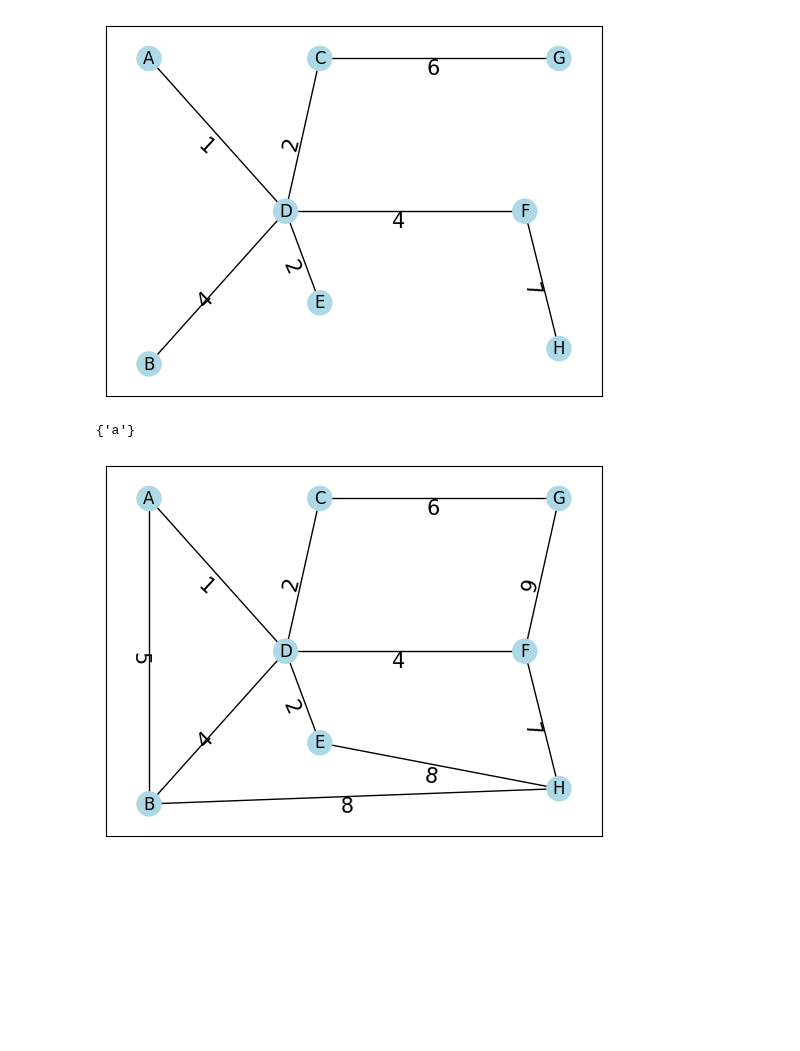
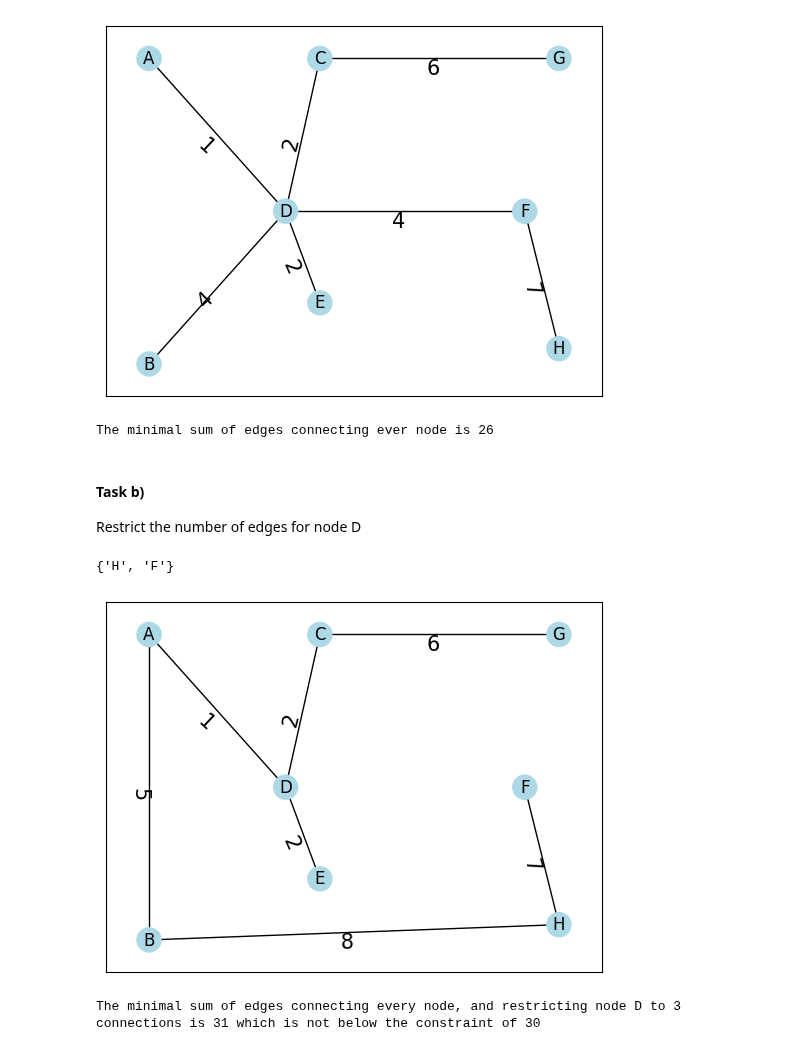
Before and after one commit to lukerlars/AlgTheoAssignment3Graphs, a Jupyter notebook: cable_net.ipynb, the cells around one changed output. Saved outputs shown, nothing was run; the diff lists cells and outputs as text; code cells hidden in the pictures; blank space fills up the shorter version.

```diff
--- a/cable_net.ipynb
+++ b/cable_net.ipynb
@@ -96,7 +94,12 @@ draw_graph(spanning_tree)
 # %% [output]
 [figure]
 [figure]
-# %%
-sum_of_weight =
-# %% [output]
-{'a'}
+# %%
+minimal_edge_sum = sum(nx.get_edge_attributes(spanning_tree, 'weight').values())
+
+print(f"The minimal sum of edges connecting every node is {minimal_edge_sum} which is below the constraint of 30")
+# %% [output]
+The minimal sum of edges connecting ever node is 26
+# %% [markdown]
+#### Task b)
+Restrict the number of edges for node D
@@ -103,4 +151,14 @@ sum_of_weight =
+# %%
+mod_tree = prims_modified(graph)
+# %% [output]
+{'H', 'F'}
 # %%
-draw_graph(graph)
+draw_graph(mod_tree)
 # %% [output]
-[figure, old version]
+[figure, new version]
+# %%
+minimal_edge_sum = sum(nx.get_edge_attributes(mod_tree, 'weight').values())
+
+print(f"The minimal sum of edges connecting every node, and restricting node D to 3 connections is {minimal_edge_sum} which is not below the constraint of 30")
+# %% [output]
+The minimal sum of edges connecting every node, and restricting node D to 3 connections is 31 which is not below the constraint of 30
```
Also changed, not shown: parts of 2 cells of this notebook, 1 other file.
